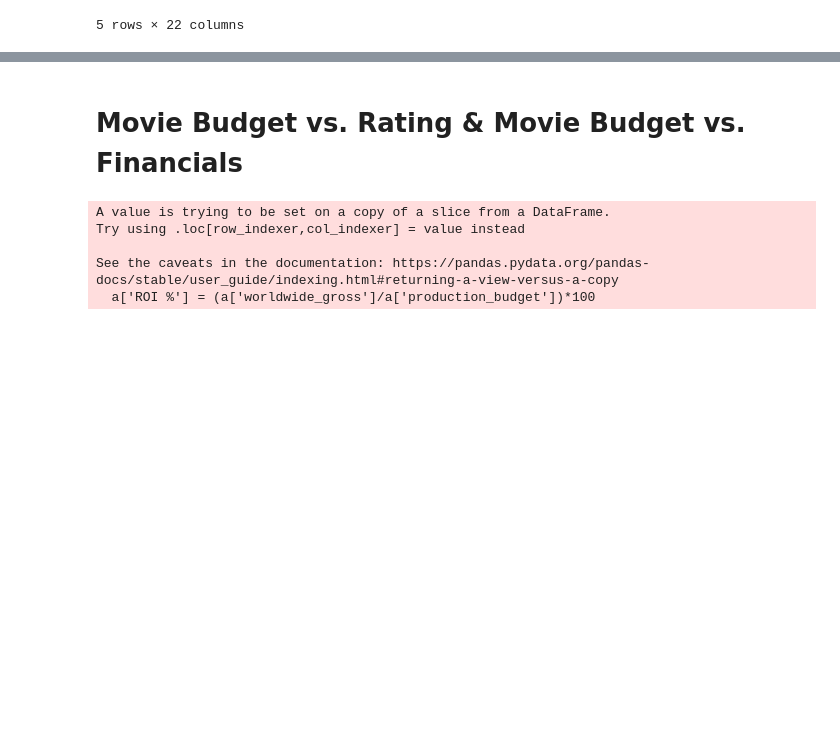
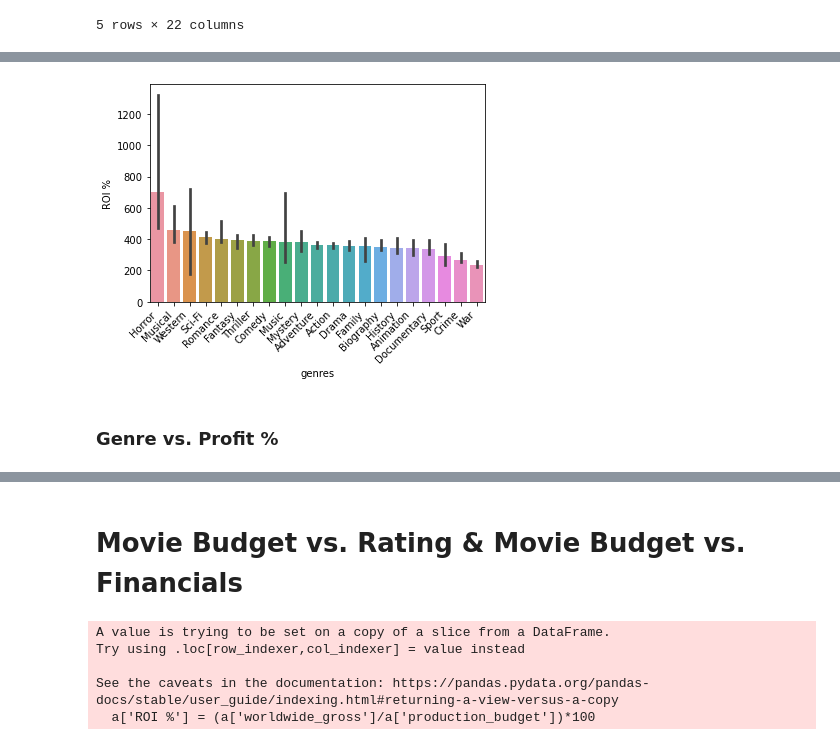
Before and after one commit to ebtezcan/dsc-phase-1-project, a Jupyter notebook: student-Copy2.ipynb, the cells around one changed output, grey strips where cells are left out. Drawn from its saved outputs; the diff is of its cells as text; code cells hidden in the pictures; blank space fills up the shorter version.

```diff
--- a/student-Copy2.ipynb
+++ b/student-Copy2.ipynb
@@ -1226,0 +1254,12 @@ ax.set_xticklabels(ax.get_xticklabels(), rotation=45,ha='right');
+# %%
+exploded_imdb_tn['ROI %'] = (exploded_imdb_tn['worldwide_gross']/exploded_imdb_tn['production_budget'])*100
+# %%
+genre_roi_order = exploded_imdb_tn.groupby('genres').median()['ROI %'].sort_values(ascending=False).index
+# %%
+fig, ax = plt.subplots()
+sns.barplot(x=exploded_imdb_tn['genres'], y=exploded_imdb_tn['ROI %'], estimator=np.median, ci=68, order=genre_roi_order)
+ax.set_xticklabels(ax.get_xticklabels(), rotation=45,ha='right');
+# %% [output]
+[figure, added]
+# %% [markdown]
+### Genre vs. Profit %
```
Also changed, not shown: parts of 13 cells of this notebook, 1 other file.
